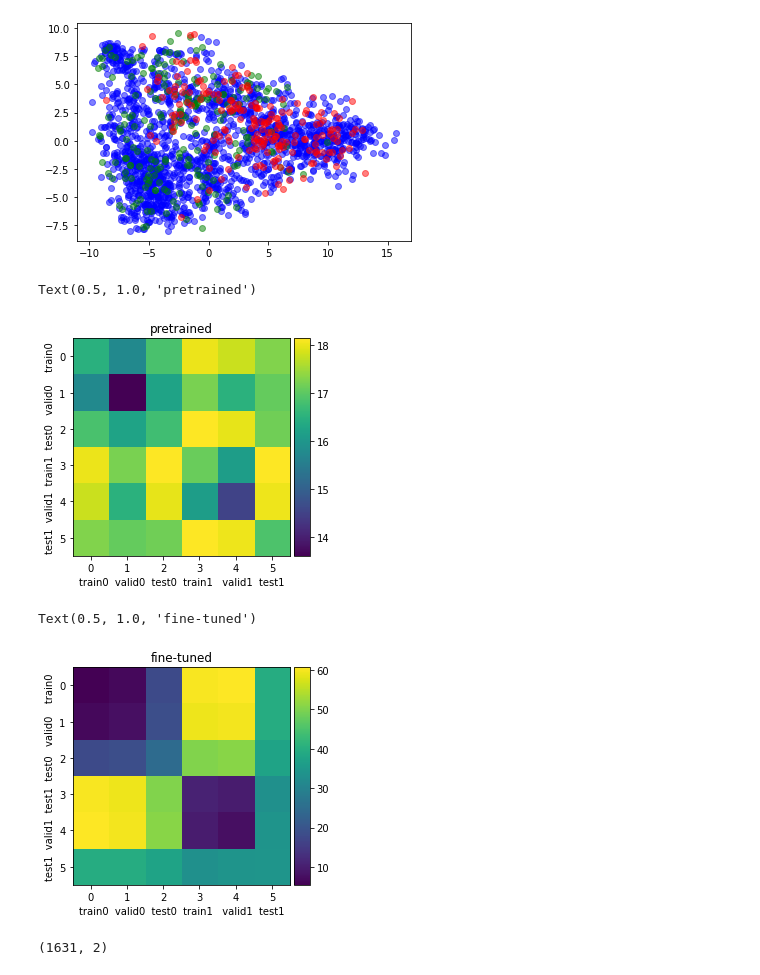
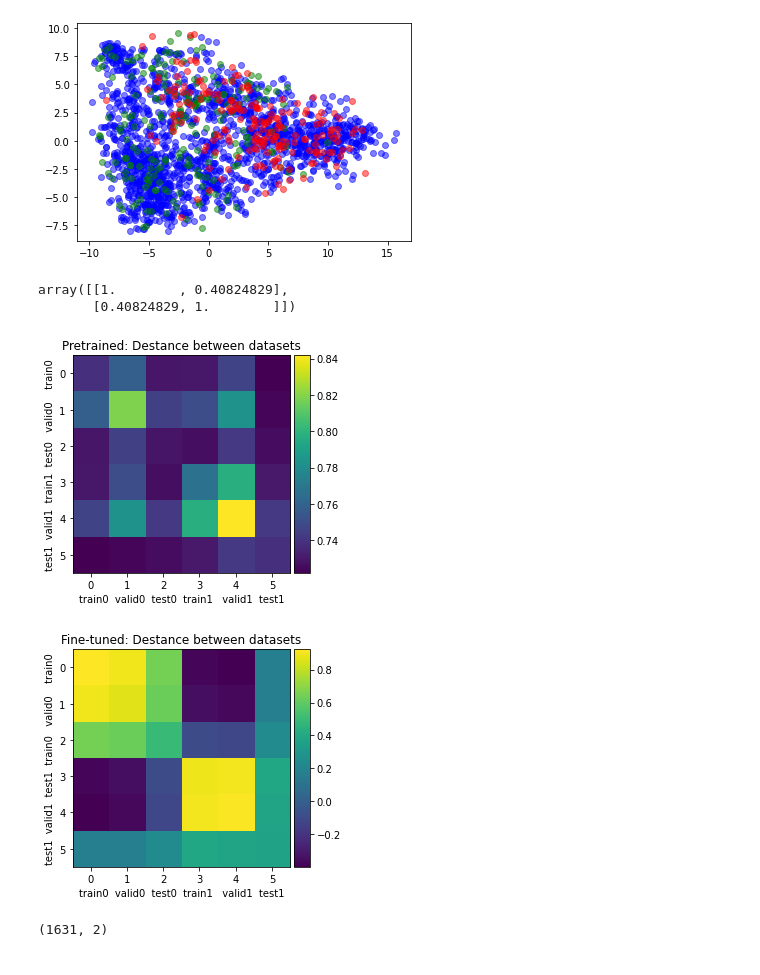
Before and after one commit to YerevaNN/fairseq, a Jupyter notebook: scripts/bbbp-distance.ipynb, the cells around one changed output. Drawn from its saved outputs; the diff is of its cells as text; code cells hidden in the pictures.

Commit message:
umap plots, improve compute_auc.py, analyze BBBP dataset

```diff
--- a/scripts/bbbp-distance.ipynb
+++ b/scripts/bbbp-distance.ipynb
@@ -6,7 +7,7 @@ import sklearn.metrics
 import pandas as pd
 import numpy as np
 # %%
-np_pretrained_filename = '/home/gayane/BartLM/np_BBBP_pretrainedTrue.npy'
-np_filename = '/home/gayane/BartLM/fairseq/scripts/np_BBBP_preFalse.npy'
-df_filename = '/home/gayane/BartLM/fairseq/scripts/df_BBBP_preFalse.csv'
+np_pretrained_filename = '/mnt/good/gayane/data/data_load_folder/np_BBBP_pretrainedTrue.npy'
+np_filename = '/mnt/good/gayane/data/data_load_folder/np_BBBP_preFalse.npy'
+df_filename = '/mnt/good/gayane/data/data_load_folder/df_BBBP_preFalse.csv'
 # %%
@@ -15,6 +16,6 @@ df_filename = '/home/gayane/BartLM/df_BBBP_preFalse.csv'
 # %%
-X = np.load(np_pretrained_filename)
-df = pd.read_csv(df_filename)
+X = np.load(np_filename)
+df = pd.read_csv("/mnt/good/gayane/data/data_load_folder/df_BBBP_preFalse.csv")
 # %%
 df
 # %% [output]
@@ -149,9 +34,0 @@ closest_from_train.shape
-# %%
-fig, ax = plt.subplots(3, 1, figsize=(10,8))
-
-for (i, split) in enumerate(['train', 'valid', 'test']):
-    ax[i].hist(closest_from_train[correct & (split_colors==i)], range=(0, .25), bins=30, alpha=0.5);
-    ax[i].hist(closest_from_train[~correct & (split_colors==i)], range=(0, .25), bins=30, alpha=0.5);
-    ax[i].title.set_text(f"Distance from the training set (1% percentile) in the {split} set")
-    ax[i].legend(["Correct", "Incorrect"]);
-plt.tight_layout()
@@ -216,9 +197,14 @@ l = [X_train_0, X_valid_0, X_test_0, X_train_1, X_valid_1, X_test_1]
+# %%
+1- pairwise_distances(t, t1, metric="cosine")
+# %% [output]
+array([[1.        , 0.40824829],
+       [0.40824829, 1.        ]])
 # %%
 pairwise_dist = []
 for i in l:
     dist = []
     for j in l:
-        dist.append(np.mean(pairwise_distances(i,j)))
+        dist.append(np.mean(1 - pairwise_distances(i,j, metric="cosine")))
     pairwise_dist.append(dist)
 # %%
 import matplotlib.pyplot as plt
@@ -238,7 +224,9 @@ yaxes = "test1  valid1  train1  test0   valid0    train0"
 
 ax.set_ylabel(yaxes)
 ax.set_xlabel(xaxes)
-ax.set_title("pretrained")
+ax.set_title("Pretrained: Destance between datasets")
+plt.savefig("pretrained_dist.png")
+plt.savefig("pretrained_dist.pdf")
 # ax.set_ylabel(axes)
 
 # for i in range(6):
@@ -246,36 +234,35 @@ ax.set_title("pretrained")
 #         c = pairwise_dist[j,i]
 #         ax.text(i, j, str(c), va='center', ha='center')
 # %% [output]
-Text(0.5, 1.0, 'pretrained')
-[figure, old version]
+[figure, new version]
 # %%
 import matplotlib.pyplot as plt
 from mpl_toolkits.axes_grid1.axes_divider import make_axes_locatable
 
 fig, ax = plt.subplots()
 
 min_val, max_val = 0, 20
 
 im1 = ax.imshow(pairwise_dist)
 ax1_divider = make_axes_locatable(ax)
 cax1 = ax1_divider.append_axes("right", size="7%", pad="2%")
 cb1 = fig.colorbar(im1, cax=cax1)
 
 xaxes = "train0  valid0  test0  train1   valid1  test1"
-yaxes = "test1  valid1  test1  test0   valid0    train0"
+yaxes = "test1  valid1  test1  train0   valid0    train0"
 
 ax.set_ylabel(yaxes)
 ax.set_xlabel(xaxes)
-ax.set_title("fine-tuned")
-# ax.set_ylabel(axes)
+ax.set_title("Fine-tuned: Destance between datasets")
+plt.savefig("Fine-Tuned_dist.png")# ax.set_ylabel(axes)
+plt.savefig("Fine-Tuned_dist.pdf")# ax.set_ylabel(axes)
 
 # for i in range(6):
 #     for j in range(6):
 #         c = pairwise_dist[j,i]
 #         ax.text(i, j, str(c), va='center', ha='center')
 # %% [output]
-Text(0.5, 1.0, 'fine-tuned')
-[figure, old version]
+[figure, new version]
 # %%
 X_train.shape
 # %% [output]
```
Also changed, not shown: parts of 67 cells of this notebook, 9 other files.
